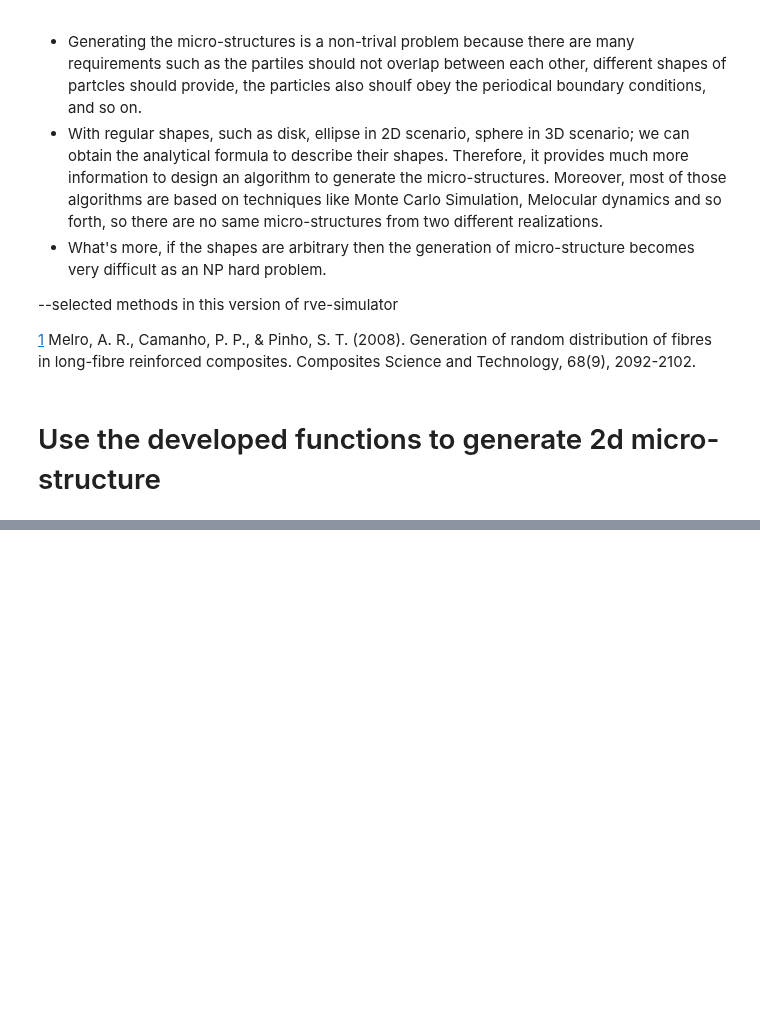
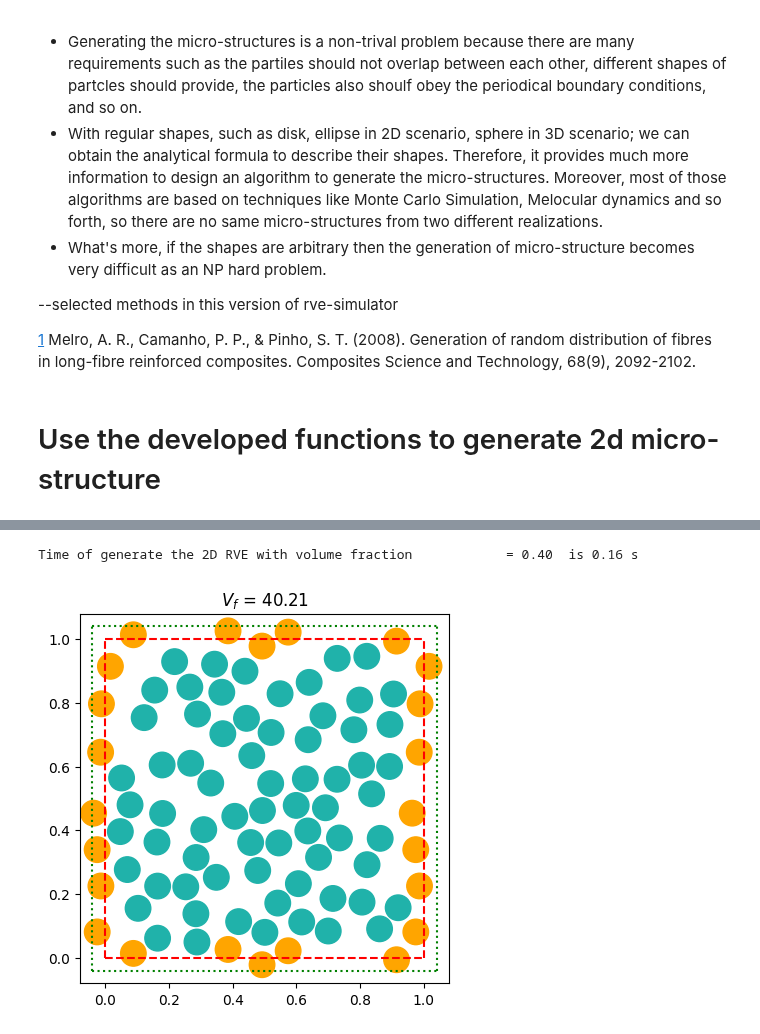
Before and after one commit to bessagroup/rvesimulator, a Jupyter notebook: examples/micro_structure/microstructure_test.ipynb, the cells around one changed output, grey strips where cells are left out. Drawn from its saved outputs; the diff is of its cells as text; code cells hidden in the pictures; blank space fills up the shorter version.

```diff
--- a/examples/micro_structure/microstructure_test.ipynb
+++ b/examples/micro_structure/microstructure_test.ipynb
@@ -60,0 +96,15 @@ rve_generator.plot_rve(save_figure=True, fig_name="RVE_50.png")
+# %%
+# Actually, this method can be also used to generate micro-structrue with
+# same radius
+heter_micro_structure_generator = HeterCircleInclusion(
+    length=1.0,
+    width=1.0,
+    radius_mu=0.04,
+    radius_std=0,
+    vol_req=0.4,
+)
+heter_micro_structure_generator.generate_rve()
+heter_micro_structure_generator.plot_rve()
+# %% [output]
+Time of generate the 2D RVE with volume fraction            = 0.40  is 0.16 s
+[figure, added]
```
Also changed, not shown: parts of 6 cells of this notebook, 13 other files.
